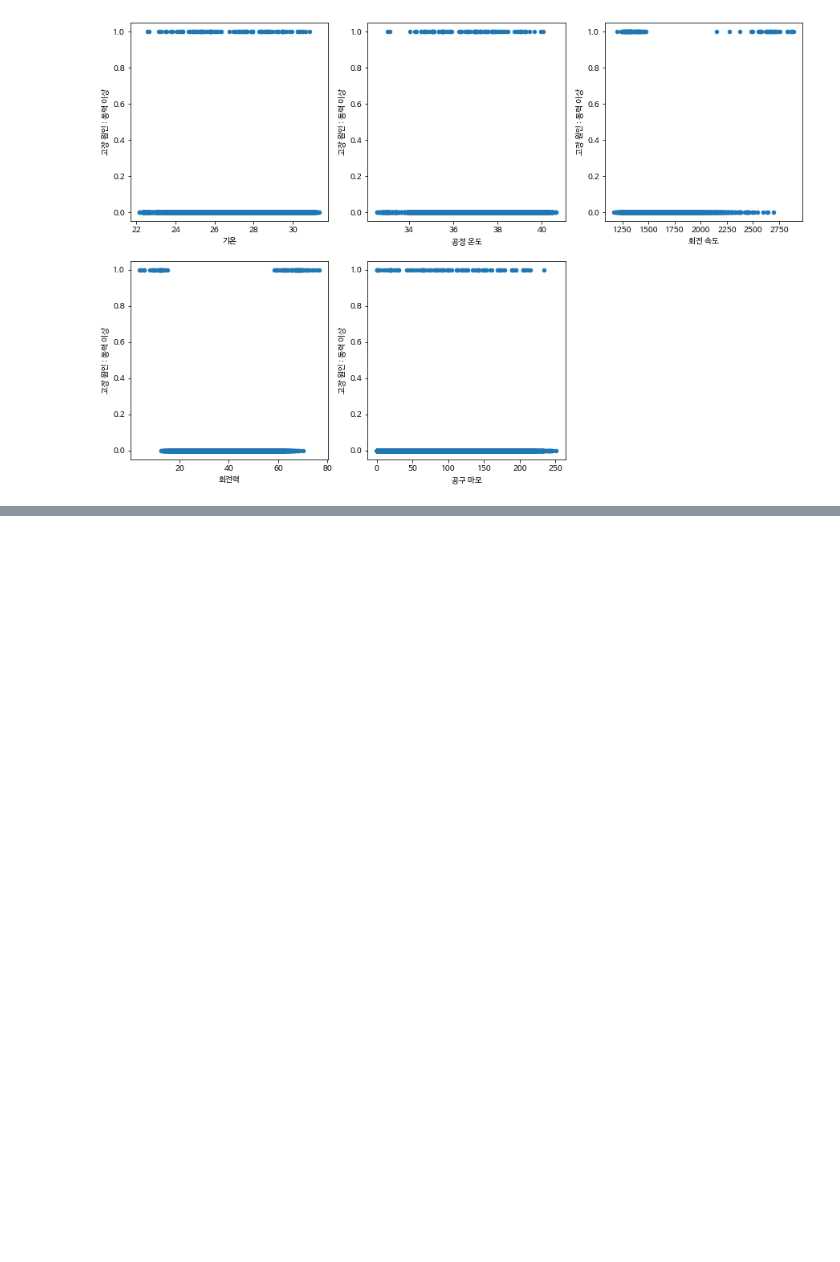
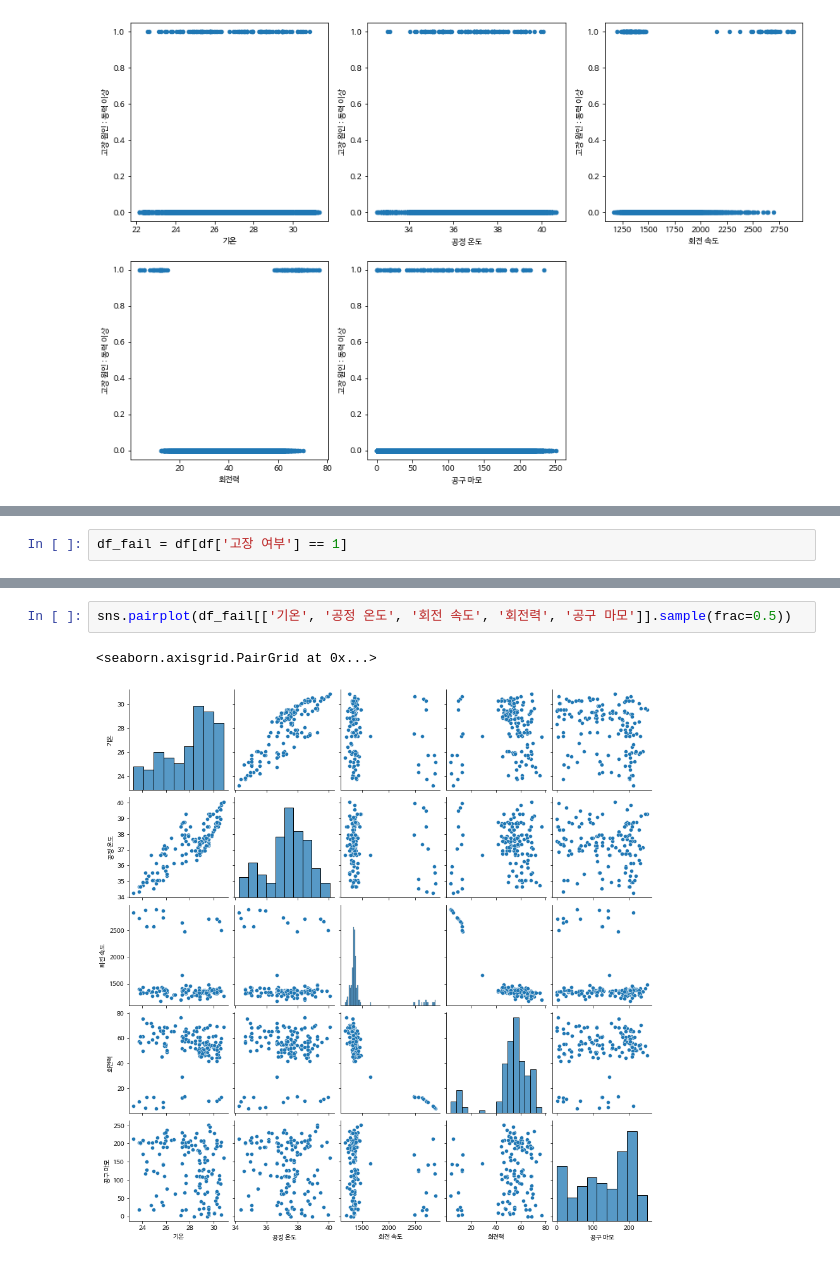
Before and after one commit to cesong2/Display-Sensor, a Jupyter notebook: Predictive_Maintenance2.ipynb, the cells around one changed output, grey strips where cells are left out. Cells and saved outputs as stored; diff of their text form; blank space fills up the shorter version.

```diff
--- a/Predictive_Maintenance2.ipynb
+++ b/Predictive_Maintenance2.ipynb
@@ -685,0 +693,2 @@ df.plot(x='공구 마모', y='고장 원인 : 동력 이상', kind='scatter', ax
+# %%
+df_fail = df[df['고장 여부'] == 1]
@@ -685,0 +712,5 @@ df.plot(x='공구 마모', y='고장 원인 : 동력 이상', kind='scatter', ax
+# %%
+sns.pairplot(df_fail[['기온', '공정 온도', '회전 속도', '회전력', '공구 마모']].sample(frac=0.5))
+# %% [output]
+<seaborn.axisgrid.PairGrid at 0x...>
+[figure, added]
```
Also changed, not shown: parts of 8 cells of this notebook.
